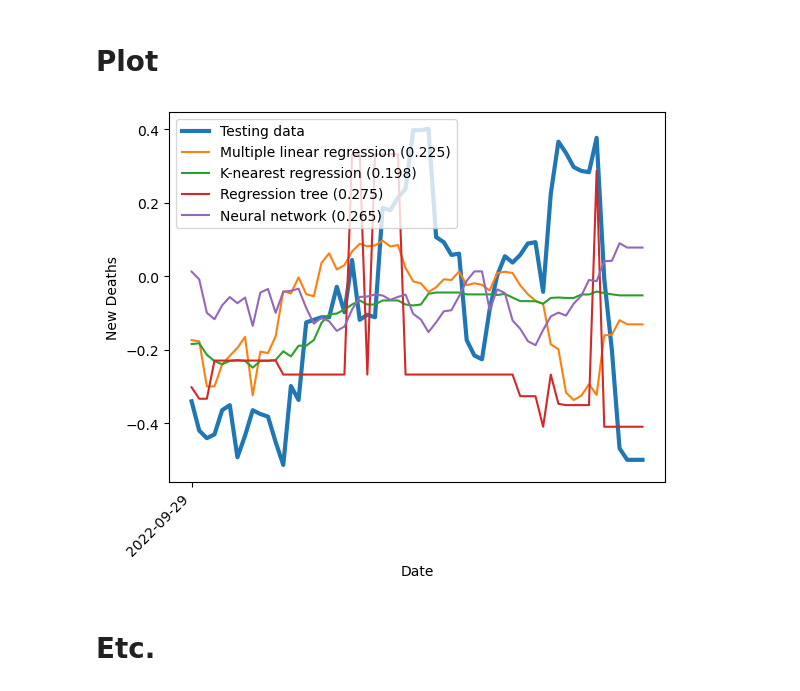
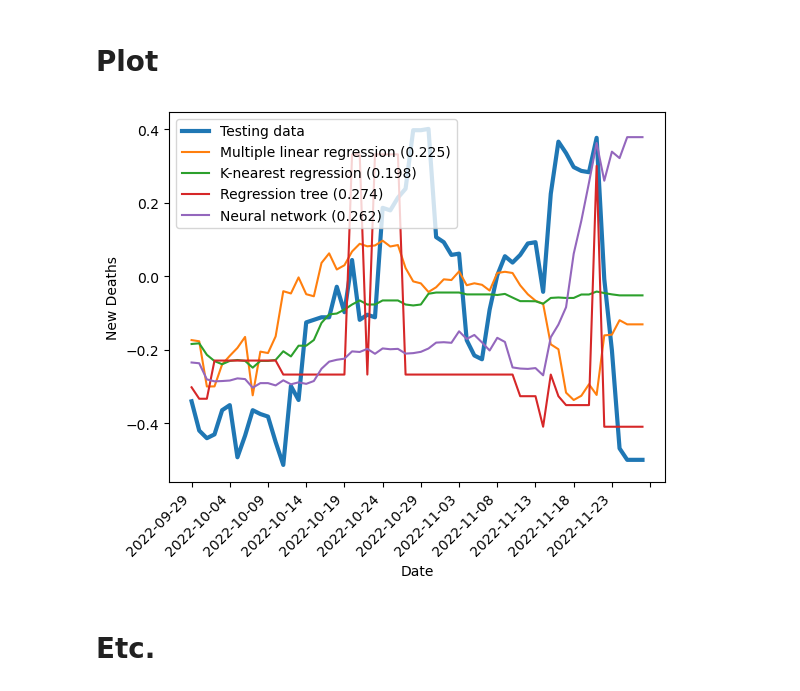
Before and after one commit to mv18gs/STAT-1P50, a Jupyter notebook: Final_Project/finalReport.ipynb, the cells around one changed output. Cells and saved outputs as stored; diff of their text form; code cells hidden in the pictures.

```diff
--- a/Final_Project/finalReport.ipynb
+++ b/Final_Project/finalReport.ipynb
@@ -60,8 +60,8 @@ for train_index, test_index in tss.split(X):
     X_train, X_test = X.iloc[train_index, :], X.iloc[test_index,:]
     y_train, y_test = y.iloc[train_index], y.iloc[test_index]
 
-    print(
-    "Test size = ",
-    str( len(X_test)/( len(X_test) + len(X_train) )
-       )
-    )
+#print(
+  #  "Test size = ",
+  #  str( len(X_test)/( len(X_test) + len(X_train) )
+  #     )
+  #  )
@@ -328,7 +322,7 @@ NeuralNetwork_model.add(
 
 # compile using MAE
 NeuralNetwork_model.compile(
-    loss='mean_squared_error'
+    loss='mean_absolute_error'
 )
 
 # Train
@@ -388,23 +383,23 @@ Mean absolute error:
 # %%
 fig, ax = plt.subplots()
 #plt.plot(y_train.index, y_train, label = 'Training data') #plot training data
 plt.plot(y_test.index, y_test, label = 'Testing data', linewidth=3) #plot testing data
 plt.plot(y_predicted_NeuralNetwork.index, y_predicted_regression, label = 'Multiple linear regression (0.225)') #plot regression predictions
 plt.plot(y_predicted_NeuralNetwork.index, y_predicted_KNN, label = 'K-nearest regression (0.198)') #plot regression predictions
-plt.plot(y_predicted_NeuralNetwork.index, y_predicted_tree, label = 'Regression tree (0.275)') #plot regression predictions
-plt.plot(y_predicted_NeuralNetwork.index, y_predicted_NeuralNetwork, label = 'Neural network (0.265)') #plot regression predictions
+plt.plot(y_predicted_NeuralNetwork.index, y_predicted_tree, label = 'Regression tree (0.274)') #plot regression predictions
+plt.plot(y_predicted_NeuralNetwork.index, y_predicted_NeuralNetwork, label = 'Neural network (0.262)') #plot regression predictions
 
 plt.xlabel('Date') #x axis label (date)
 plt.ylabel('New Deaths') #y axislabel (new deaths0
 plt.legend() #add legend
 # x-axis
 plt.setp(plt.gca().get_xticklabels(), rotation=45, ha="right") # rotate 45 degrees
 ax.xaxis.set_major_locator(
-    plticker.MultipleLocator(base=100) # set tick interval
+    plticker.MultipleLocator(base=5) # set tick interval
 )
 plt.show()
 # %% [output]
-[figure, old version]
+[figure, new version]
 # %% [markdown]
 # Etc.
 # %%
```
Also changed, not shown: parts of 8 cells of this notebook, 1 other file.
